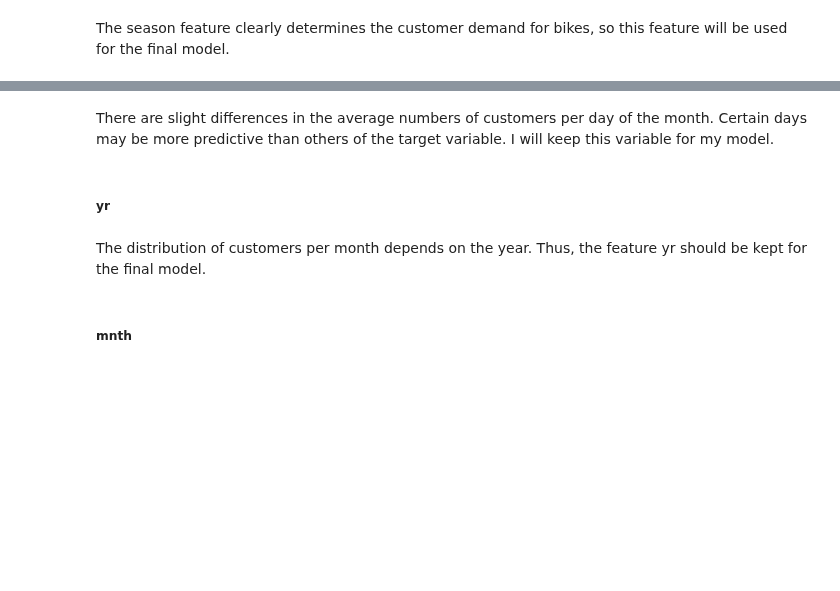
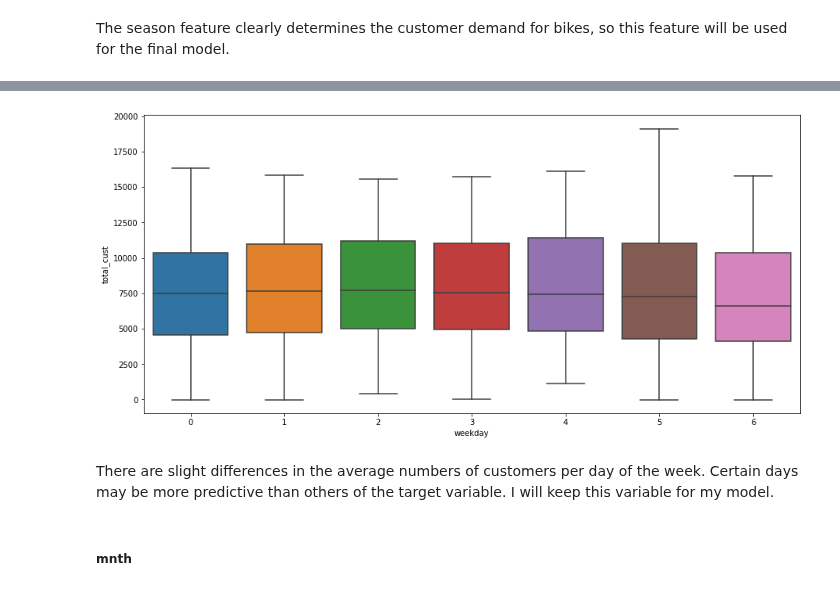
Before and after one commit to julianikulski/bike-sharing, a Jupyter notebook: bike-sharing-demand.ipynb, the cells around one changed output, grey strips where cells are left out. Cells and saved outputs as stored; diff of their text form; code cells hidden in the pictures; blank space fills up the shorter version.

Commit message:
feat: Remove analysis of yr variable

```diff
--- a/bike-sharing-demand.ipynb
+++ b/bike-sharing-demand.ipynb
@@ -532,8 +544,8 @@ bike_df.head()
 # %%
 # plot number of users per day of month
 plt.figure(figsize=[15,7])
-sb.boxplot(x='day', y='cnt', data=bike_df);
+sb.boxplot(x='weekday', y='total_cust', data=bike_df);
+# %% [output]
+[figure, added]
 # %% [markdown]
-There are slight differences in the average numbers of customers per day of the month. Certain days may be more predictive than others of the target variable. I will keep this variable for my model.
+There are slight differences in the average numbers of customers per day of the week. Certain days may be more predictive than others of the target variable. I will keep this variable for my model.
-# %% [markdown]
-##### yr
@@ -563,5 +552,3 @@ plt.ylabel('Mean number of customers');
-# %% [markdown]
-The distribution of customers per month depends on the year. Thus, the feature yr should be kept for the final model.
 # %% [markdown]
 ##### mnth
 # %%
```
Also changed, not shown: parts of 6 cells of this notebook.
